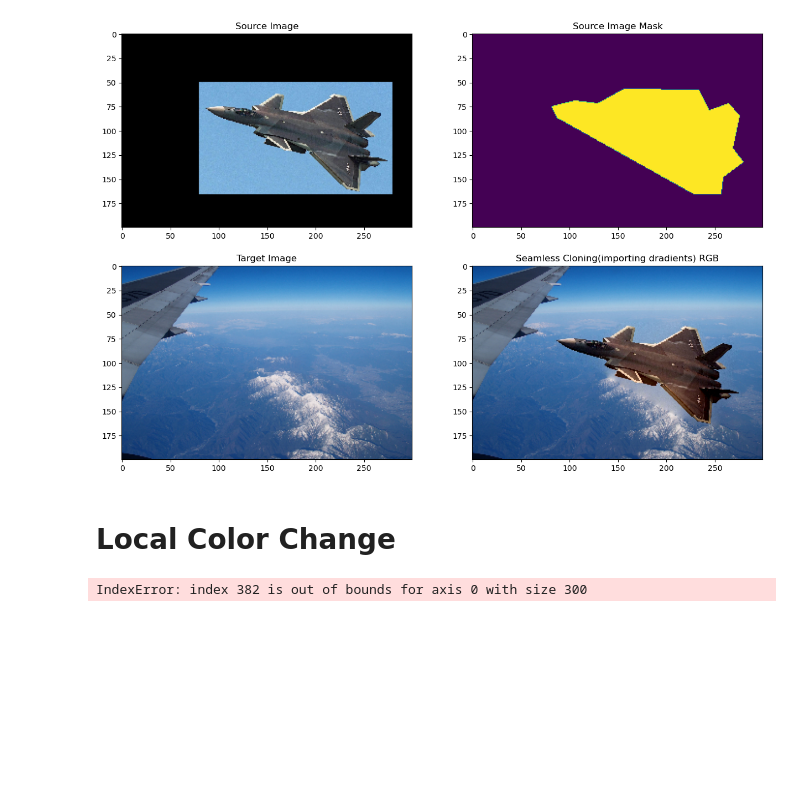
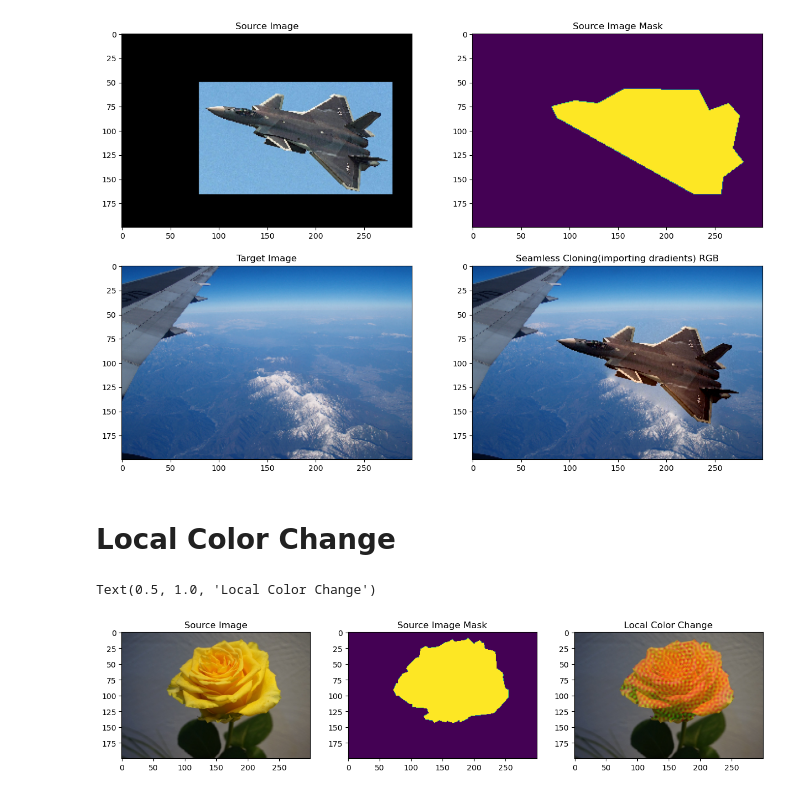
Before and after one commit to Kim-Xerxes/Poisson-Image-Editing, a Jupyter notebook: CW3.ipynb, the cells around one changed output. Saved outputs shown, nothing was run; the diff lists cells and outputs as text; code cells hidden in the pictures; blank space fills up the shorter version.

Commit message:
Fix Local Color Change Bug

```diff
--- a/CW3.ipynb
+++ b/CW3.ipynb
@@ -291,6 +291,7 @@ Text(0.5, 1.0, 'Seamless Cloning(importing dradients) RGB')
 def get_B_lcc(indicies, img, mask, shift):
     new_img = np.copy(img)
     new_img *= shift
+    new_img = np.clip(new_img, 0, 255)
     n = len(indicies)
     B = np.zeros(n)
     # For every point in the area, if on edge then equals target pixel otherwise laplace equals 0
@@ -299,7 +300,7 @@ def get_B_lcc(indicies, img, mask, shift):
             B[i] = img[tuple(idx)]
         else:
             # src_gradients = get_gradients(src, idx)
-            laplace = new_img[tuple(idx)]
+            laplace = 4 * new_img[tuple(idx)]
             neighbours = get_neighbours(idx)
             for neighbour in neighbours:
                 laplace -= new_img[tuple(neighbour)]
@@ -315,15 +316,15 @@ def color_change(img, points, shift):
     for i in range(3):
         B = get_B_lcc(indicies, img[:,:,i], mask, shift[i])
         X = linalg.cg(A, B)
-        result = np.copy(target)
-        for i, idx in enumerate(indicies):
-            result[idx[0]][idx[1]] = X[0][i]
+        result = np.copy(img[:,:,i])
+        for j, idx in enumerate(indicies):
+            result[idx[0]][idx[1]] = X[0][j]
         results[:,:,i] = result
     return [mask, results]
 # %%
 flower_rgb = cv.imread('img/flower.jpg')
 flower_rgb = cv.cvtColor(flower_rgb, cv.COLOR_BGR2RGB)
-flower_rgb = cv.resize(flower_rgb, (600, 400))
+flower_rgb = cv.resize(flower_rgb, (300, 200))
 flower_rgb = flower_rgb.astype(np.float32)
 # %%
 flower_points = np.load('flower.npy')
@@ -332,7 +333,16 @@ flower_points = np.load('flower.npy')
 # flower_points = np.expand_dims(flower_points, axis=0)
 # np.save('flower', flower_points)
 # %%
-shift = [1.0, 0.1, 0.05]
+shift = [1.0, 0.2, 0.8]
 mask, result = color_change(flower_rgb, flower_points, shift)
-# %% [output]
-IndexError: index 382 is out of bounds for axis 0 with size 300
+# %%
+fig, axs = plt.subplots(1, 3, figsize=(15,10))
+axs[0].imshow(flower_rgb.astype(int))
+axs[0].set_title('Source Image')
+axs[1].imshow(mask.astype(int))
+axs[1].set_title('Source Image Mask')
+axs[2].imshow(result.astype(int))
+axs[2].set_title('Local Color Change')
+# %% [output]
+Text(0.5, 1.0, 'Local Color Change')
+[figure, added]
```
Also changed, not shown: parts of 2 cells of this notebook, 1 other file.
